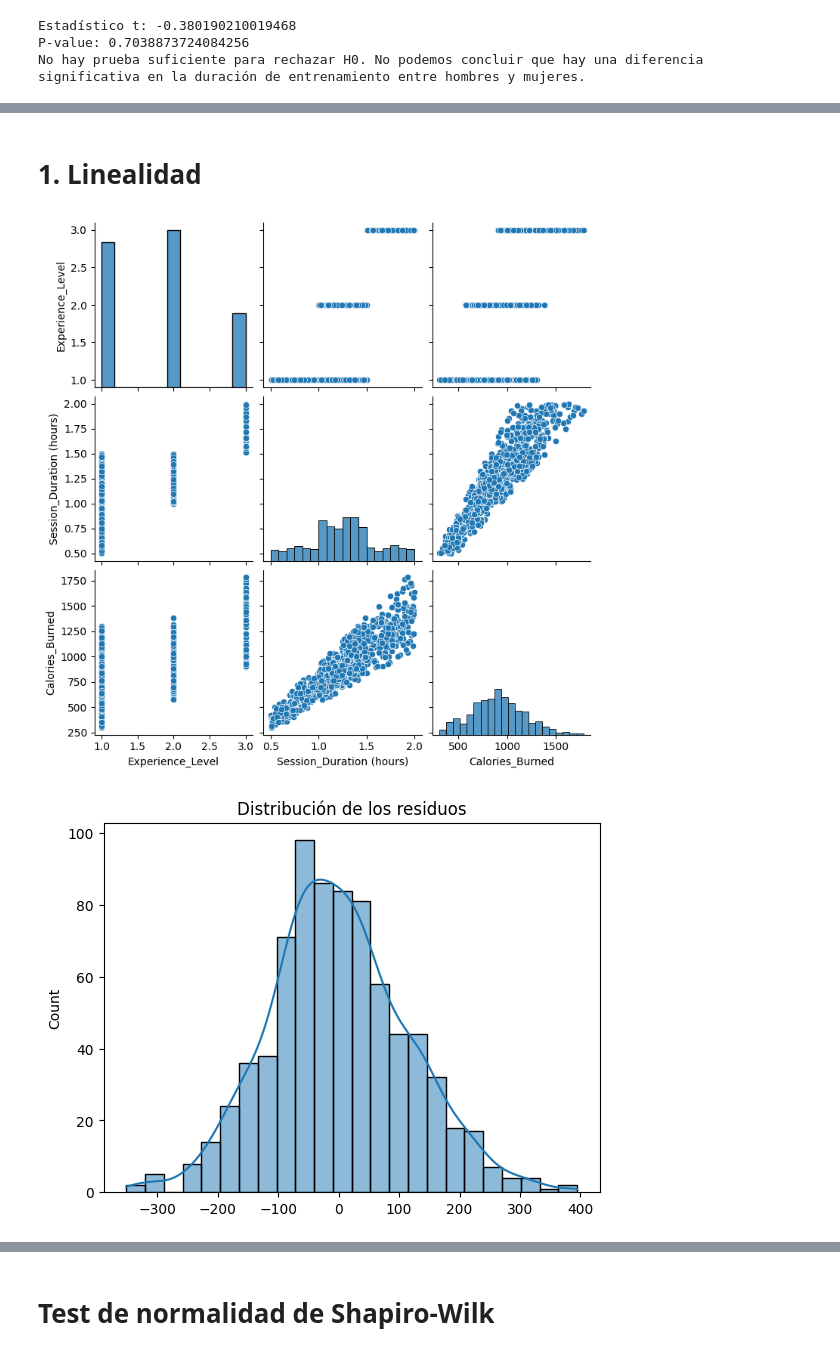
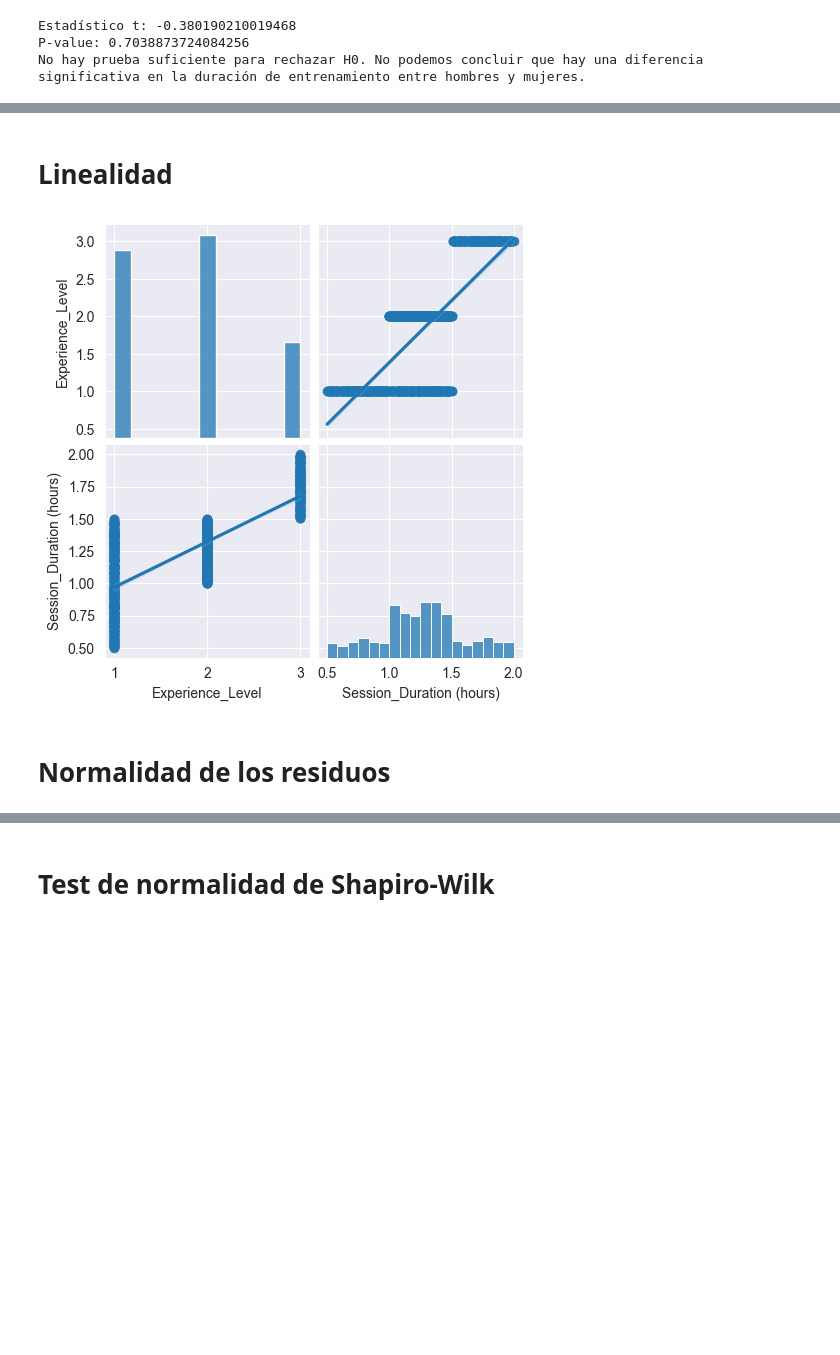
Before and after one commit to Ghavvvo/Proyecto-Final-de-Estadistica, a Jupyter notebook: Proyecto.ipynb, the cells around one changed output, grey strips where cells are left out. Drawn from its saved outputs; the diff is of its cells as text; code cells hidden in the pictures; blank space fills up the shorter version.

```diff
--- a/Proyecto.ipynb
+++ b/Proyecto.ipynb
@@ -762,16 +928,12 @@ Df Model:                           2
 Notes:
 [1] Standard Errors assume that the covariance matrix of the errors is correctly specified.
 # %% [markdown]
-# 1. Linealidad
+#  Linealidad
 # %%
-sns.pairplot(df[['Experience_Level', 'Session_Duration (hours)', 'Calories_Burned']])
+# Visualización de la relación entre las variables
+sns.pairplot(df[['Experience_Level', 'Session_Duration (hours)']], kind='reg')
 plt.show()
-
-# 2. Normalidad de los residuos
-residuals = y_train - model_sm.predict(X_train_sm)
-sns.histplot(residuals, kde=True)
-plt.title('Distribución de los residuos')
-plt.show()
 # %% [output]
-[figure, old version]
+[figure, new version]
-[figure, removed]
+# %% [markdown]
+# Normalidad de los residuos
```
Also changed, not shown: parts of 42 cells of this notebook.
